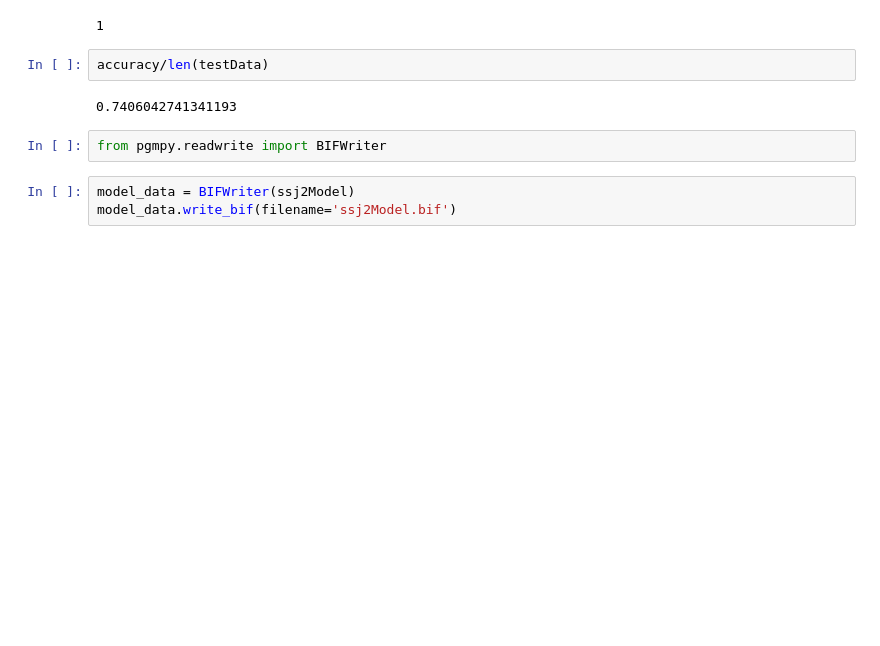
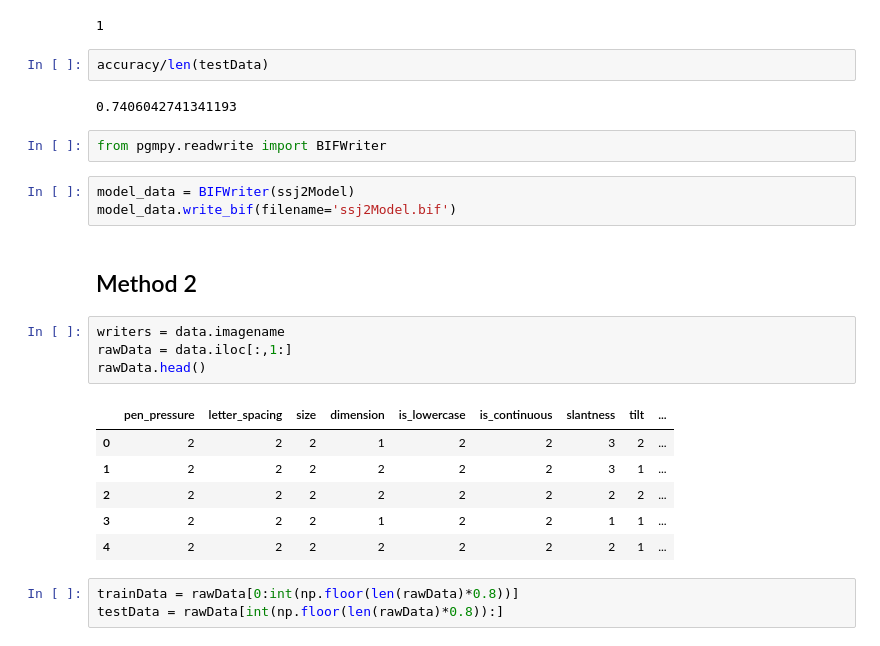
Before and after one commit to pratik-kubal/AML-XAI-2, a Jupyter notebook: main.ipynb, the cells around one changed output. Drawn from its saved outputs; the diff is of its cells as text; blank space fills up the shorter version.

```diff
--- a/main.ipynb
+++ b/main.ipynb
@@ -158,3 +114,19 @@ from pgmpy.readwrite import BIFWriter
 # %%
 model_data = BIFWriter(ssj2Model)
 model_data.write_bif(filename='ssj2Model.bif')
+# %% [markdown]
+## Method 2
+# %%
+writers = data.imagename
+rawData = data.iloc[:,1:]
+rawData.head()
+# %% [output]
+|  | pen_pressure | letter_spacing | size | dimension | is_lowercase | is_continuous | slantness | tilt | ... |
+| 0 | 2 | 2 | 2 | 1 | 2 | 2 | 3 | 2 | ... |
+| 1 | 2 | 2 | 2 | 2 | 2 | 2 | 3 | 1 | ... |
+| 2 | 2 | 2 | 2 | 2 | 2 | 2 | 2 | 2 | ... |
+| 3 | 2 | 2 | 2 | 1 | 2 | 2 | 1 | 1 | ... |
+| 4 | 2 | 2 | 2 | 2 | 2 | 2 | 2 | 1 | ... |
+# %%
+trainData = rawData[0:int(np.floor(len(rawData)*0.8))]
+testData = rawData[int(np.floor(len(rawData)*0.8)):]
```
Also changed, not shown: parts of 24 cells of this notebook.
